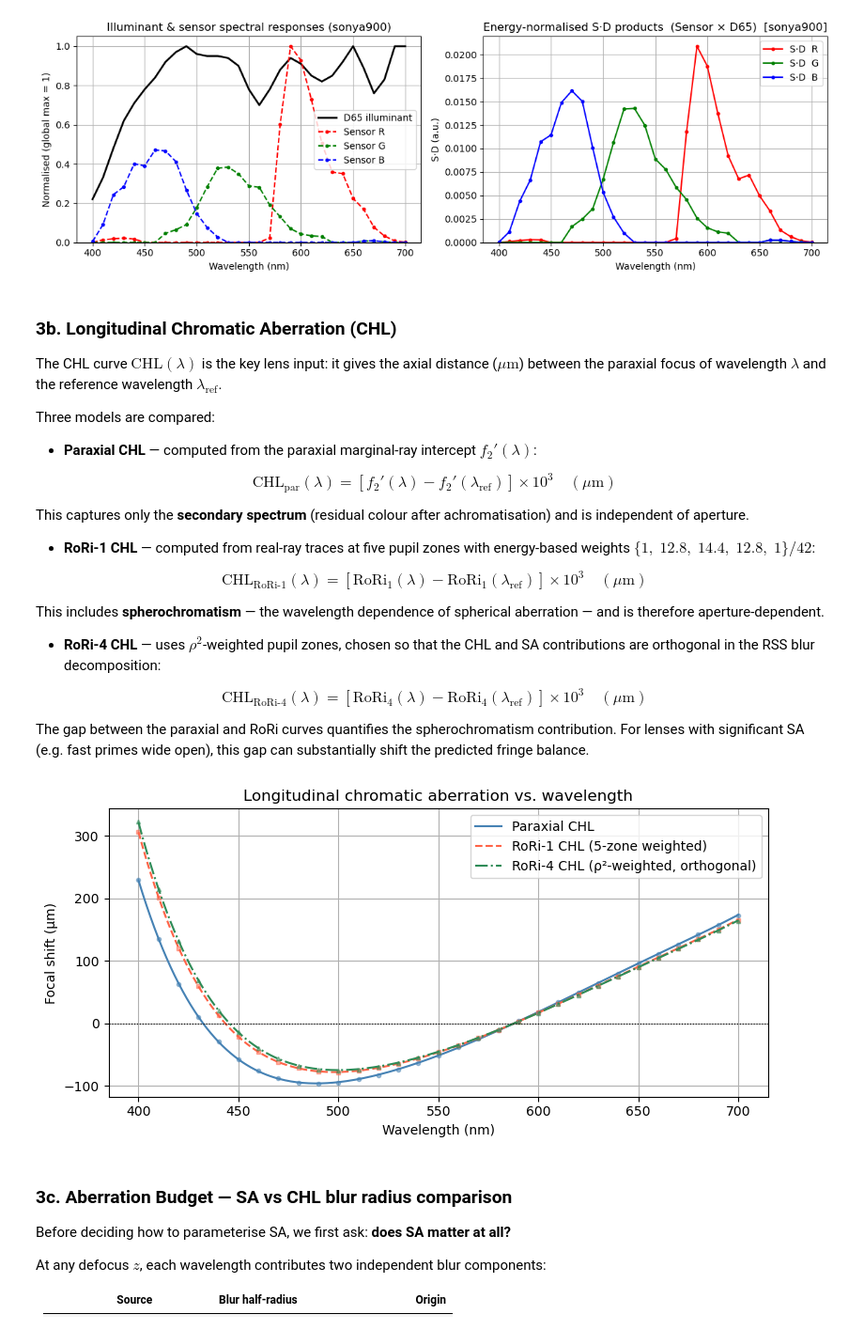
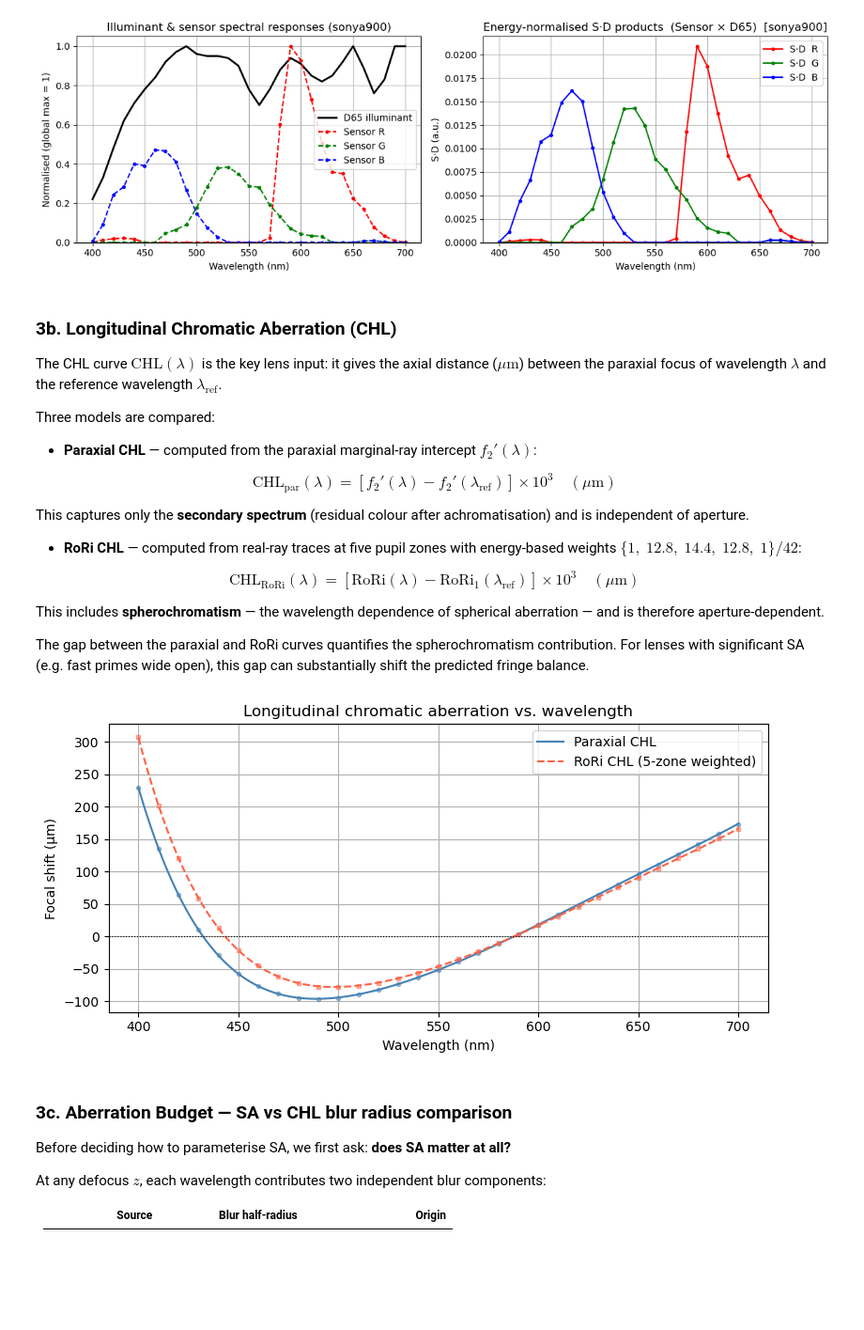
Before and after one commit to Leyangf/ColorFringeCalculation, a Jupyter notebook: examples/cfw_geom_demo.ipynb, the cells around one changed output. Shown at 94% size. Saved outputs shown, nothing was run; the diff lists cells and outputs as text; code cells hidden in the pictures; blank space fills up the shorter version.

```diff
--- a/examples/cfw_geom_demo.ipynb
+++ b/examples/cfw_geom_demo.ipynb
@@ -97,31 +96,22 @@ Wavelengths  : 31 pts  400–700 nm  (step 10 nm)
 
 if lens1 is not None:
     paraxial_curve           = compute_chl_curve(lens1, wavelengths_nm=sensor_wl)
-    rori1_curve, spot1_curve = compute_rori1_spot_curves(lens1, wavelengths_nm=sensor_wl)
-    rori4_curve, spot4_curve = compute_rori4_spot_curves(lens1, wavelengths_nm=sensor_wl)
-    rori_curve        = rori1_curve   # alias for interactive viewer
-    spot_curve        = spot1_curve
-    focal_shift_curve = rori1_curve
+    rori_curve, spot_curve = compute_rori_spot_curves(lens1, wavelengths_nm=sensor_wl)
+    focal_shift_curve = rori_curve
     FN_DEFAULT        = float(lens1.paraxial.FNO())
 else:
     paraxial_curve    = _load_defocus()
-    rori1_curve       = paraxial_curve
-    rori4_curve       = paraxial_curve
+    rori_curve        = paraxial_curve
     _zeros            = np.zeros(len(paraxial_curve))
-    spot1_curve       = np.column_stack((paraxial_curve[:, 0], _zeros))
-    spot4_curve       = spot1_curve
-    rori_curve        = rori1_curve
-    spot_curve        = spot1_curve
+    spot_curve        = np.column_stack((paraxial_curve[:, 0], _zeros))
     focal_shift_curve = paraxial_curve
     FN_DEFAULT        = 1.8
 
 wl     = focal_shift_curve[:, 0]
-chl_um = focal_shift_curve[:, 1]   # RoRi-1 CHL in µm
+chl_um = focal_shift_curve[:, 1]   # RoRi CHL in µm
 
 print(f"f-number   : {FN_DEFAULT}")
-print(f"spot1 ρ_sa : {spot1_curve[:, 1].min():.1f} – {spot1_curve[:, 1].max():.1f} µm  "
-      f"(mean {spot1_curve[:, 1].mean():.1f} µm)")
-print(f"spot4 ρ_sa : {spot4_curve[:, 1].min():.1f} – {spot4_curve[:, 1].max():.1f} µm  "
-      f"(mean {spot4_curve[:, 1].mean():.1f} µm)")
+print(f"spot ρ_sa  : {spot_curve[:, 1].min():.1f} – {spot_curve[:, 1].max():.1f} µm  "
+      f"(mean {spot_curve[:, 1].mean():.1f} µm)")
 # %% [output]
 f-number   : 2.0
@@ -225,47 +214,38 @@ $$\mathrm{CHL}_{\mathrm{par}}(\lambda) = \left[f_2'(\lambda) - f_2'(\lambda_{\ma
 
   This captures only the **secondary spectrum** (residual colour after achromatisation) and is independent of aperture.
 
-- **RoRi-1 CHL** — computed from real-ray traces at five pupil zones with energy-based weights $\{1,\;12.8,\;14.4,\;12.8,\;1\}/42$:
+- **RoRi CHL** — computed from real-ray traces at five pupil zones with energy-based weights $\{1,\;12.8,\;14.4,\;12.8,\;1\}/42$:
 
-$$\mathrm{CHL}_{\mathrm{RoRi\text{-}1}}(\lambda) = \left[\mathrm{RoRi}_1(\lambda) - \mathrm{RoRi}_1(\lambda_{\mathrm{ref}})\right]\times 10^3 \quad (\mu\mathrm{m})$$
+$$\mathrm{CHL}_{\mathrm{RoRi}}(\lambda) = \left[\mathrm{RoRi}(\lambda) - \mathrm{RoRi}_1(\lambda_{\mathrm{ref}})\right]\times 10^3 \quad (\mu\mathrm{m})$$
 
   This includes **spherochromatism** — the wavelength dependence of spherical aberration — and is therefore aperture-dependent.
 
-- **RoRi-4 CHL** — uses $\rho^2$-weighted pupil zones, chosen so that the CHL and SA contributions are orthogonal in the RSS blur decomposition:
-
-$$\mathrm{CHL}_{\mathrm{RoRi\text{-}4}}(\lambda) = \left[\mathrm{RoRi}_4(\lambda) - \mathrm{RoRi}_4(\lambda_{\mathrm{ref}})\right]\times 10^3 \quad (\mu\mathrm{m})$$
-
 The gap between the paraxial and RoRi curves quantifies the spherochromatism contribution. For lenses with significant SA (e.g. fast primes wide open), this gap can substantially shift the predicted fringe balance.
 # %%
 par_wl   = paraxial_curve[:, 0]
 par_chl  = paraxial_curve[:, 1]
-r1_wl    = rori1_curve[:, 0]
-r1_chl   = rori1_curve[:, 1]
-r4_wl    = rori4_curve[:, 0]
-r4_chl   = rori4_curve[:, 1]
+r_wl     = rori_curve[:, 0]
+r_chl    = rori_curve[:, 1]
 
 wl_fit  = np.linspace(par_wl.min(), par_wl.max(), 300)
 par_fit = np.polyval(np.polyfit(par_wl, par_chl, 6), wl_fit)
-r1_fit  = np.polyval(np.polyfit(r1_wl,  r1_chl,  6), wl_fit)
-r4_fit  = np.polyval(np.polyfit(r4_wl,  r4_chl,  6), wl_fit)
+r_fit   = np.polyval(np.polyfit(r_wl,   r_chl,   6), wl_fit)
 
 plt.figure(figsize=(8, 4))
 plt.plot(par_wl,  par_chl,  "o",  color="steelblue", ms=3, alpha=0.5)
 plt.plot(wl_fit,  par_fit,  "-",  color="steelblue", label="Paraxial CHL")
-plt.plot(r1_wl,   r1_chl,   "s",  color="tomato",    ms=3, alpha=0.5)
-plt.plot(wl_fit,  r1_fit,   "--", color="tomato",    label="RoRi-1 CHL (5-zone weighted)")
-plt.plot(r4_wl,   r4_chl,   "^",  color="seagreen",  ms=3, alpha=0.5)
-plt.plot(wl_fit,  r4_fit,   "-.", color="seagreen",  label="RoRi-4 CHL (ρ²-weighted, orthogonal)")
+plt.plot(r_wl,    r_chl,    "s",  color="tomato",    ms=3, alpha=0.5)
+plt.plot(wl_fit,  r_fit,    "--", color="tomato",    label="RoRi CHL (5-zone weighted)")
 plt.axhline(0, color="k", lw=0.8, ls=":")
 plt.title("Longitudinal chromatic aberration vs. wavelength")
 plt.xlabel("Wavelength (nm)")
 plt.ylabel("Focal shift (µm)")
 plt.grid(True)
 plt.legend()
 plt.tight_layout()
 plt.show()
 # %% [output]
-[figure, old version]
+[figure, new version]
 # %% [markdown]
 ### 3c. Aberration Budget — SA vs CHL blur radius comparison
 
```
Also changed, not shown: parts of 15 cells of this notebook, 7 other files.
